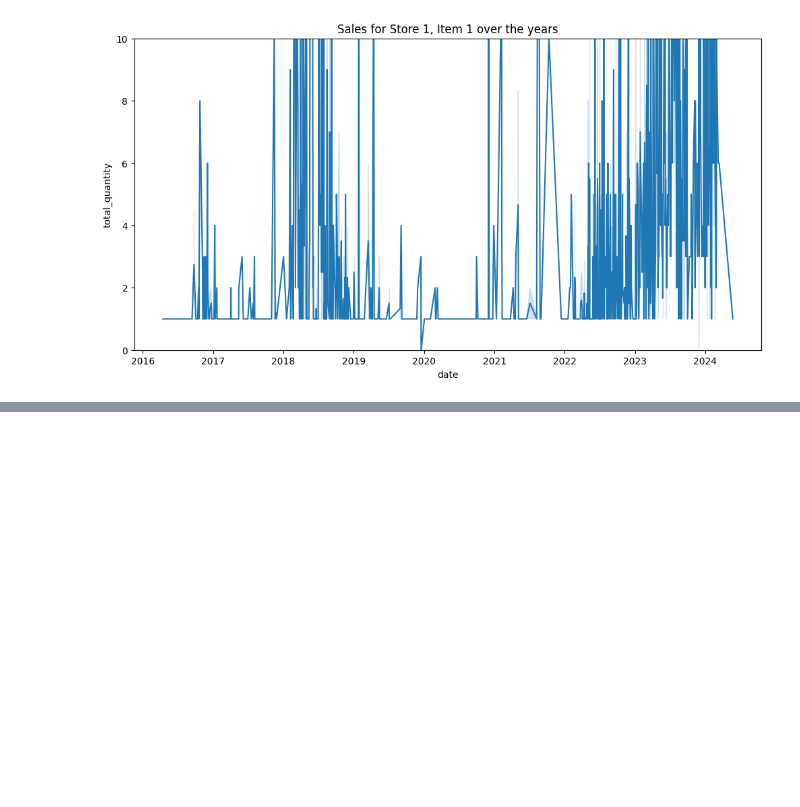
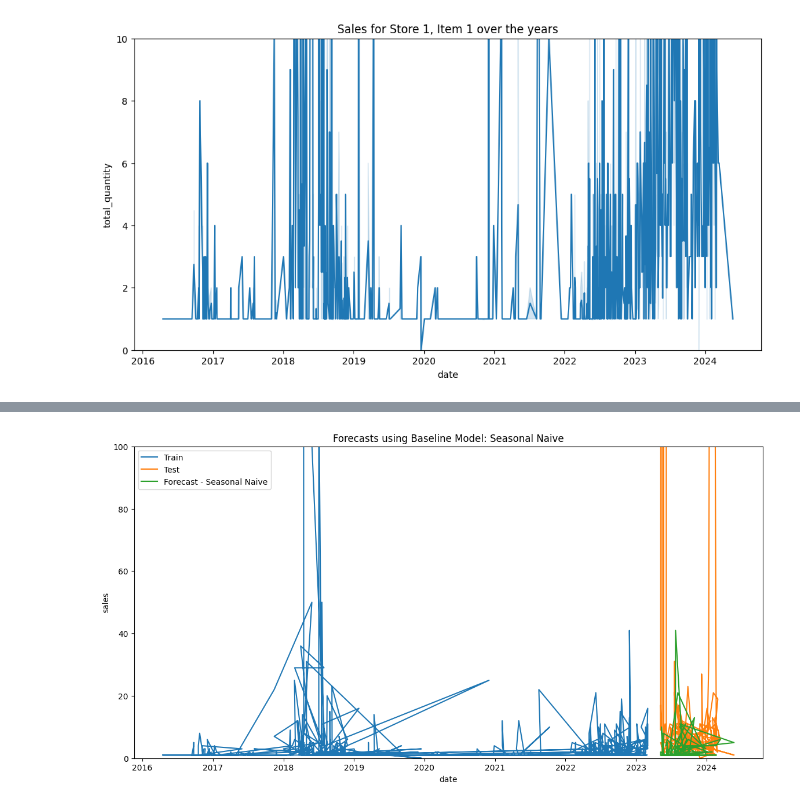
Before and after one commit to PGPradhan/Sales-Forecasting, a Jupyter notebook: Sales_Forcasting_Methods.ipynb, the cells around one changed output, grey strips where cells are left out. Cells and saved outputs as stored; diff of their text form; code cells hidden in the pictures; blank space fills up the shorter version.

```diff
--- a/Sales_Forcasting_Methods.ipynb
+++ b/Sales_Forcasting_Methods.ipynb
@@ -230,0 +238,20 @@ from sklearn.feature_selection import f_regression
+# %%
+import pandas as pd
+import numpy as np
+
+# Assuming df is your DataFrame with a 'date' column
+df1['date'] = pd.to_datetime(df['date'], format='%d-%m-%Y')  # Convert date column to datetime object
+
+# Create Date-related Features to be used for EDA and Supervised ML: Regression
+df1['year'] = df['date'].dt.year
+df1['month'] = df['date'].dt.month
+df1['day'] = df['date'].dt.day
+df1['weekday'] = df['date'].dt.weekday
+df1['weekday'] = np.where(df1.weekday == 0, 7, df1.weekday)
+
+# Split the series to predict the last 3 months of 2017
+temp_df1 = df.set_index('date')
+train_df1 = temp_df.loc[:'03-05-2023'].reset_index(drop=False)  # Adjust the date range as per your data
+test_df1 = temp_df.loc['05-06-2023':].reset_index(drop=False)  # Adjust the date range as per your data
+
+train_df1.head()
@@ -230,0 +265,9 @@ from sklearn.feature_selection import f_regression
+# %%
+# subtract 1 year from test data
+dates = (test_df1['date'] - np.timedelta64(1, 'Y') + np.timedelta64(1, 'D')).values.astype('datetime64[D]')
+seasonal_naive_sales = train_df1[train_df1['date'].astype('datetime64[D]').isin(dates)]['total_quantity']
+
+# make a copy of the test_df and make naive predictions for the last 3 months of 2017
+sn_pred_df = test_df1.copy().drop('total_quantity', axis=1)
+sn_pred_df['seasonal_naive_sales'] = seasonal_naive_sales.reset_index(drop=True)
+sn_pred_df.head()
@@ -230,0 +281,13 @@ from sklearn.feature_selection import f_regression
+# %%
+plt.figure(figsize=(14,7))
+plt.plot(train_df1['date'], train_df1['total_quantity'], label='Train')
+plt.plot(test_df1['date'], test_df1['total_quantity'], label='Test')
+plt.plot(sn_pred_df['date'], sn_pred_df['seasonal_naive_sales'], label='Forecast - Seasonal Naive')
+plt.legend(loc='best')
+plt.xlabel('date')
+plt.ylabel('sales')
+plt.title('Forecasts using Baseline Model: Seasonal Naive')
+plt.ylim(0, 100)
+plt.show()
+# %% [output]
+[figure, added]
```
Also changed, not shown: parts of 29 cells of this notebook.
